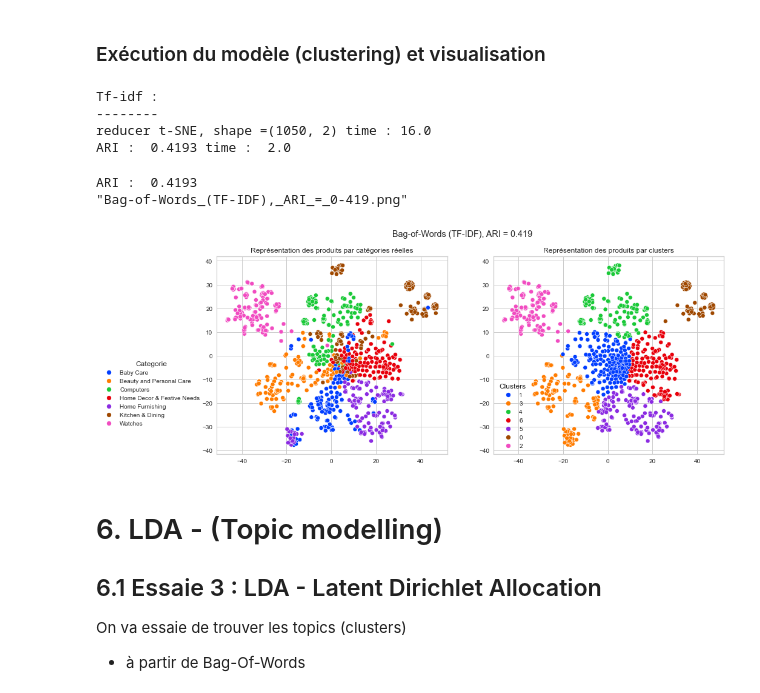
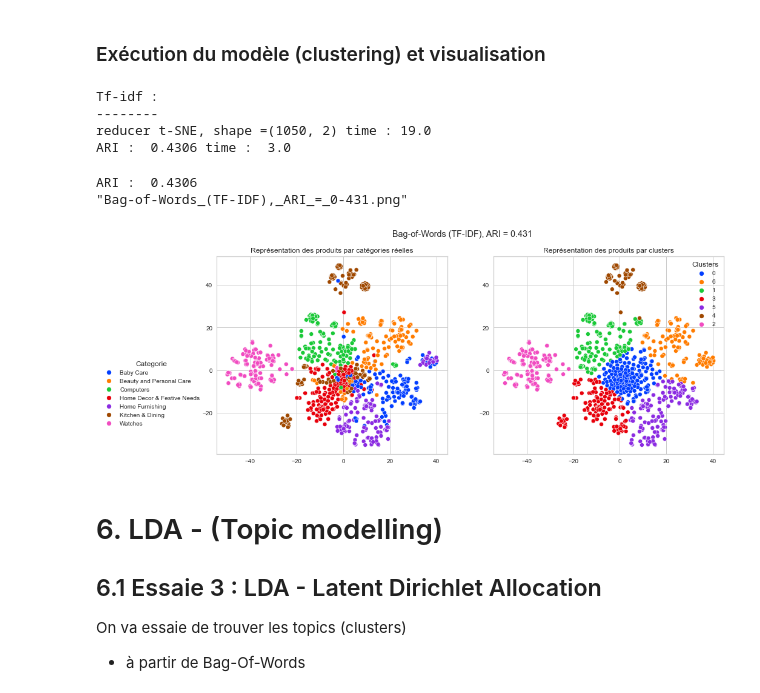
Before and after one commit to mrcreasey/oc-ds-p6-nlp-computer-vision, a Jupyter notebook: P6_01_text_clustering.ipynb, the cells around one changed output. Drawn from its saved outputs; the diff is of its cells as text; code cells hidden in the pictures.

```diff
--- a/P6_01_text_clustering.ipynb
+++ b/P6_01_text_clustering.ipynb
@@ -2313,7 +2339,7 @@ def ARI_fct(features,categories_=l_cat, y_cat_num_=y_cat_num, k=None):
 # %%
 
 #
-def TSNE_visu_fct(X_tsne_, y_cat_num_, labels_, ARI_, l_cat_=l_cat,
+def plot_clusters_sur_2D(X_tsne_, y_cat_num_, labels_, ARI_, l_cat_=l_cat,
                   bbox_left=-0.05, loc=1,
                   palette='bright',
                   titre1='Représentation des produits par catégories réelles',
@@ -2321,7 +2347,8 @@ def TSNE_visu_fct(X_tsne_, y_cat_num_, labels_, ARI_, l_cat_=l_cat,
     """
     Visualisation du Tsne selon les vraies catégories et selon les clusters
     """
-
+    if ARI_ is None:
+        ARI_ = calc_ARI(y_cat_num_,labels_)
     df_opt, label_map=conf_matrix_labels(y_cat_num_, labels_)
 
     # s_labels=pd.Series(labels_).map(label_map)
@@ -2372,8 +2399,8 @@ cvect = CountVectorizer(stop_words='english', max_df=0.95, min_df=3)
 
 # On aplique au sentence crée à partir de bag-of-words avec lemmatization
 feature = 'sentence_bow_lem'
-cv_fit = cvect.fit(data_T[feature])
+# cv_fit = cvect.fit(data_T[feature])
 
-cv_transform = cvect.transform(data_T[feature])
+cv_transform = cvect.fit_transform(data_T[feature])
 print(cv_transform.shape)
 # %% [output]
@@ -2506,7 +2583,7 @@ plot_silhouettes(X_tsne1, k_clusters=7)
 # %%
 print("CountVectorizer : ")
 print("-----------------")
-ARI1, X_tsne1, labels1 = ARI_fct(cv_transform, k=7)
+ARI1, X_tsne1, labels1 = calc_tsne_cluster(cv_transform, k=7)
 # Ajout au résultat
 data_T['labels_bow'] = labels1
 # %% [output]
@@ -2599,22 +2676,22 @@ key burt bee hair repair shea grapefruit deep conditioner ideal boy girl applied
 # %%
 print("Tf-idf : ")
 print("--------")
-ARI2, X_tsne2, labels2 = ARI_fct(ctf_transform)
+ARI2, X_tsne2, labels2 = calc_tsne_cluster(ctf_transform)
 # Ajout au résultat
 data_T['labels_tfidf'] = labels2
 # %% [output]
 Tf-idf :
 --------
-reducer t-SNE, shape =(1050, 2) time : 16.0
-ARI :  0.4193 time :  2.0
+reducer t-SNE, shape =(1050, 2) time : 19.0
+ARI :  0.4306 time :  3.0
 # %%
-fig = TSNE_visu_fct(X_tsne2, y_cat_txt, labels2, ARI2)
+fig = plot_clusters_sur_2D(X_tsne2, y_cat_txt, labels2, ARI2)
 plt.suptitle(f'Bag-of-Words (TF-IDF), ARI = {ARI2:.3f}')
 to_png()
 # %% [output]
-ARI :  0.4193
-"Bag-of-Words_(TF-IDF),_ARI_=_0-419.png"
+ARI :  0.4306
+"Bag-of-Words_(TF-IDF),_ARI_=_0-431.png"
-[figure, old version]
+[figure, new version]
 # %% [markdown]
 # 6. LDA - (Topic modelling)
 
```
Also changed, not shown: parts of 83 cells of this notebook, 2 other files.
